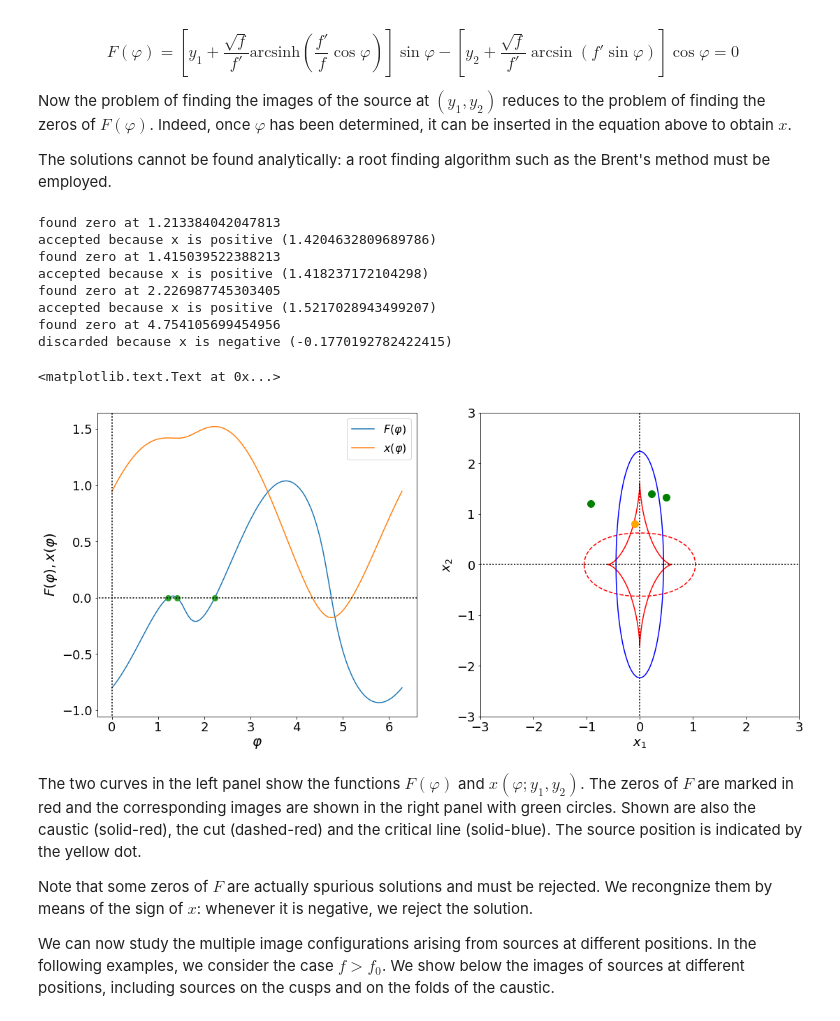
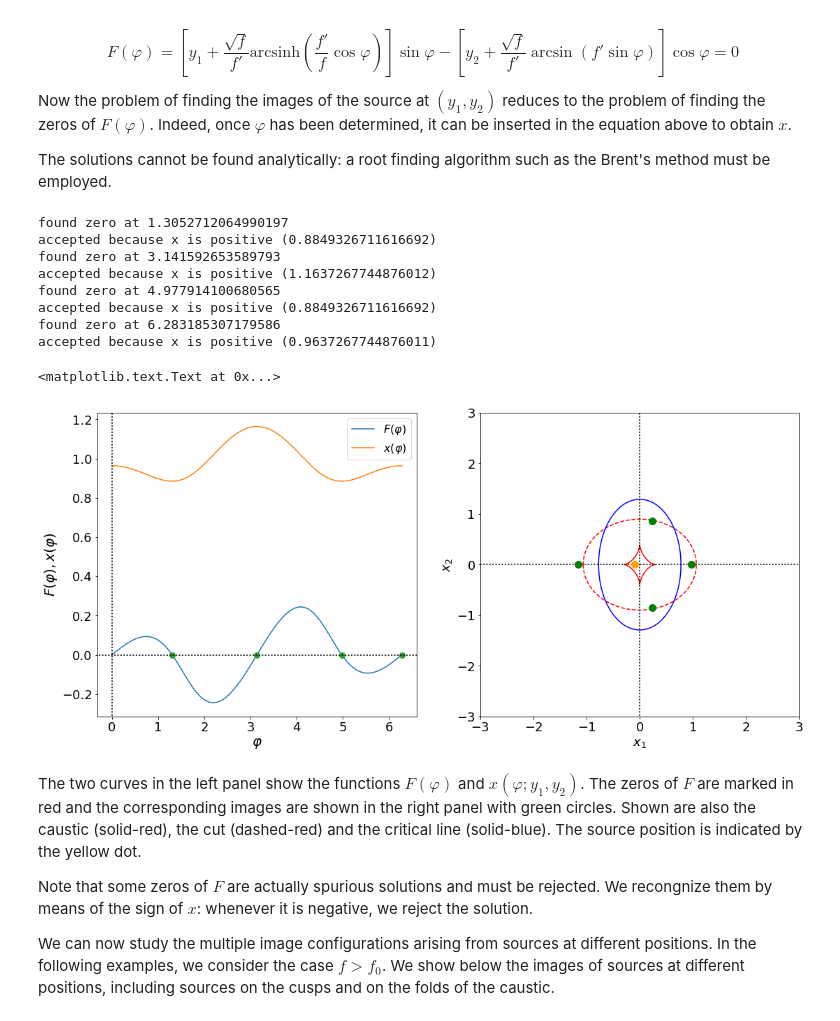
Before and after one commit to maxmen/ScuolaMilano, a Jupyter notebook: SLtutorial.ipynb, the cells around one changed output. Drawn from its saved outputs; the diff is of its cells as text; code cells hidden in the pictures.

```diff
--- a/SLtutorial.ipynb
+++ b/SLtutorial.ipynb
@@ -355,7 +355,7 @@ Some noticeable properties:
 
 The code below solves the lens equation for all points on the boundary of a circular extended source, allowing to visualize the images and their distortions.
 # %%
-nl=1.7
+nl=1.2
 pl=pl_lens(co,n=nl)
 yc1=0.05
 yc2=0.05
@@ -1055,53 +1057,53 @@ Now the problem of finding the images of the source at $(y_1,y_2)$ reduces to th
 The solutions cannot be found analytically: a root finding algorithm such as the Brent's method must be employed.
 # %%
 from scipy.optimize import fsolve, newton,brenth, brentq
-from sympy import *
+#from sympy import *
 import math
 
 
 fig,ax=plt.subplots(1,2,figsize=(18,8))
 
-f=0.2
+f=0.6
 y1=-0.1
-y2=0.8
+y2=0.0
 sie=sie_lens(co,f=f)
 x,phi=sie.phi_ima(y1,y2)
 
 x1_ima=x*np.cos(phi)
 x2_ima=x*np.sin(phi)
 
 y1_cut,y2_cut=sie.cut()
 y1_cau,y2_cau=sie.tan_caustic()
 x1_cc,x2_cc=sie.tan_cc()
 
 ax[1].set_xlim([-3,3])
 ax[1].set_ylim([-3,3])
 ax[1].plot(y1_cut,y2_cut,'--',color='red')
 ax[1].plot(y1_cau,y2_cau,'-',color='red')
 ax[1].plot(x1_cc,x2_cc,'-',color='blue')
 showaxes(ax[0])
 showaxes(ax[1])
 
 ax[1].plot(y1,y2,'o',markersize=10,color='orange')
 ax[1].plot(x1_ima,x2_ima,'o',markersize=10,color='green')
 
 for i in range(2):
     ax[i].xaxis.set_tick_params(labelsize=18)
     ax[i].yaxis.set_tick_params(labelsize=18)
 
 ax[1].set_xlabel('$x_1$',fontsize=18)
 ax[1].set_ylabel('$x_2$',fontsize=18)
 # %% [output]
-found zero at 1.213384042047813
-accepted because x is positive (1.4204632809689786)
-found zero at 1.415039522388213
-accepted because x is positive (1.418237172104298)
-found zero at 2.226987745303405
-accepted because x is positive (1.5217028943499207)
-found zero at 4.754105699454956
-discarded because x is negative (-0.1770192782422415)
+found zero at 1.3052712064990197
+accepted because x is positive (0.8849326711616692)
+found zero at 3.141592653589793
+accepted because x is positive (1.1637267744876012)
+found zero at 4.977914100680565
+accepted because x is positive (0.8849326711616692)
+found zero at 6.283185307179586
+accepted because x is positive (0.9637267744876011)
 <matplotlib.text.Text at 0x...>
-[figure, old version]
+[figure, new version]
 # %% [markdown]
 The two curves in the left panel show the functions $F(\varphi)$ and $x(\varphi;y_1,y_2)$. The zeros of $F$ are marked in red and the corresponding images are shown in the right panel with green circles. Shown are also the caustic (solid-red), the cut (dashed-red) and the critical line (solid-blue). The source position is indicated by the yellow dot.
 
```
Also changed, not shown: parts of 27 cells of this notebook, 1 other file.
